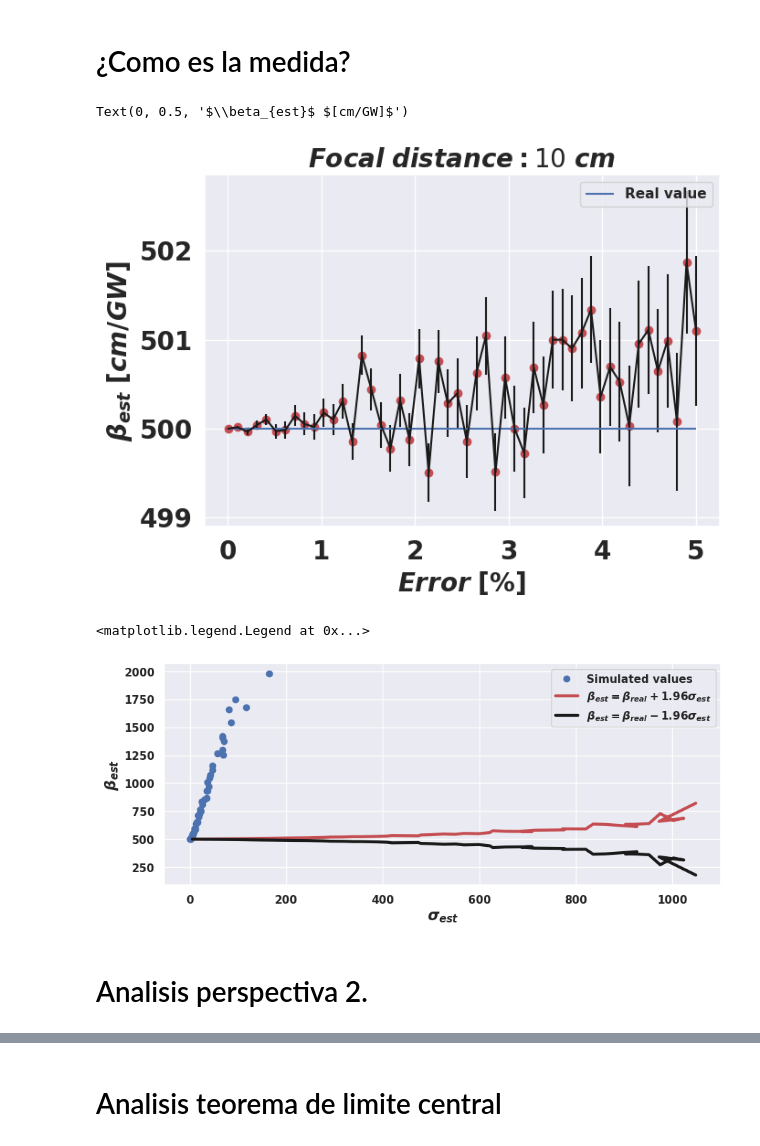
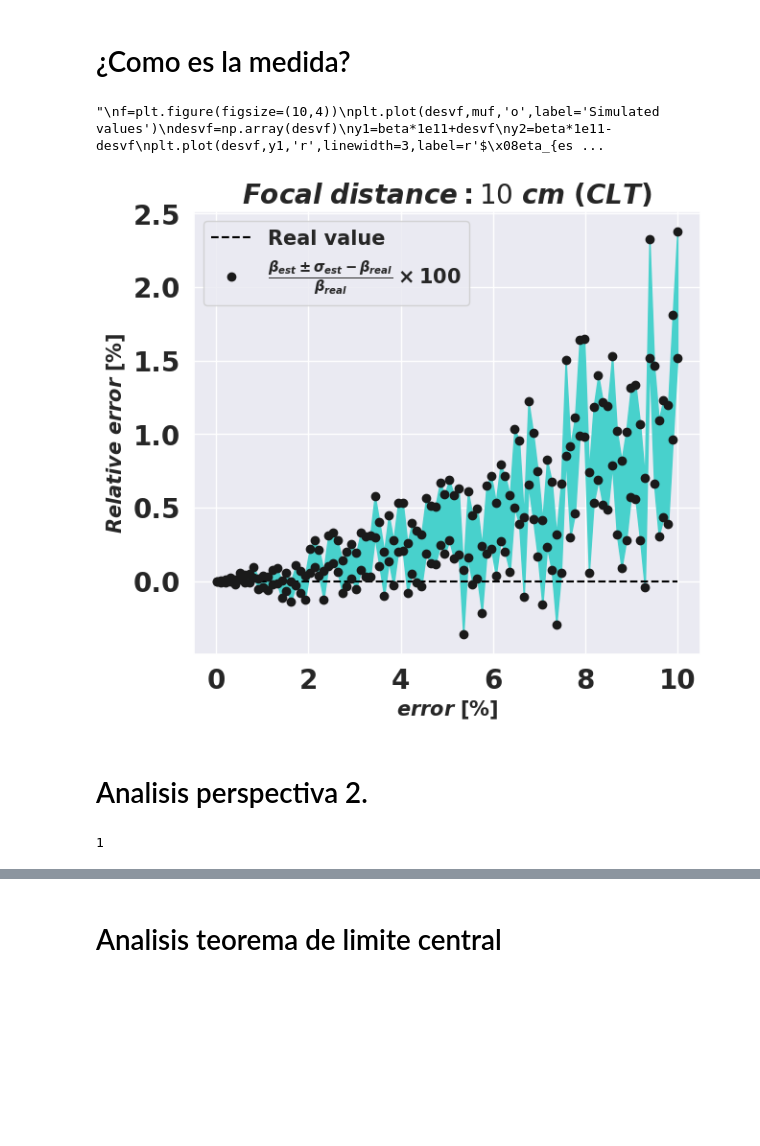
Before and after one commit to EstebanM-98/University_codes, a Jupyter notebook: TPA/TPA_accepzscan_P.ipynb, the cells around one changed output, grey strips where cells are left out. Cells and saved outputs as stored; diff of their text form; code cells hidden in the pictures; blank space fills up the shorter version.

```diff
--- a/TPA/TPA_accepzscan_P.ipynb
+++ b/TPA/TPA_accepzscan_P.ipynb
@@ -64,7 +64,7 @@ def ruido(señal,desv):
     desv: float
       Desviación estandar
     '''
-    señal_ruido=[ np.random.normal(señal[i], señal[i]*desv) for i in range(0,len(señal))]
+    señal_ruido=[np.mean(np.random.normal(señal[i], señal[i]*desv/1.96,10)) for i in range(0,len(señal))]
     return np.array(señal_ruido)
 
 def central(s,k):
@@ -210,7 +209,7 @@ plt.legend()
 # %%
 beta_med=[]
 beta_sig=[]
-er_r=np.linspace(0.005,5,50) #Porcentaje de error
+er_r=np.linspace(0.005,10,100) #Porcentaje de error
 N=1000
 final=np.zeros((len(er_r),len(focal)))
 mus=np.zeros((len(er_r),len(focal)))
@@ -236,7 +237,7 @@ for k in range(len(focal)):
 # %%
 fig = plt.figure(figsize=(30,10))
 
-er_r=np.linspace(0.005,5,50) #Porcentaje de error
+er_r=np.linspace(0.005,10,100) #Porcentaje de error
 matplotlib.rc('xtick', labelsize=20)
 matplotlib.rc('ytick', labelsize=20)
 plt.imshow(final, cmap='magma')
@@ -244,7 +245,7 @@ plt.plot([index,index],[len(er_r),0],'r',lw=3,label='Min value in transmitance')
 plt.ylabel('$Error$ $[\%]$',fontsize=20)
 plt.xlabel('$Focal$ $distance$ $[cm]$',fontsize=20)
 plt.title(r'Acceptability $\left | \beta_{est}-\beta_{real} \right |\leq 1.96 \sigma_{std}$',fontsize=20)
-plt.legend()
+plt.legend(fontsize=15)
 plt.colorbar()
 
 nx = focal.shape[0]
@@ -280,34 +281,42 @@ plt.yticks(y_positions, np.sort(y_labels),fontsize=20)
 # %% [markdown]
 # ¿Como es la medida?
-# %%
-n=index
-f=plt.figure(figsize=(16,5))
-plt.subplot(121)
-plt.plot(er_r,mus[:,n],'ro')
-plt.errorbar(er_r,mus[:,n],yerr=sigmas[:,n],color='k')
-plt.hlines(beta*1e11,xmin=min(er_r),xmax=max(er_r),label='Real value')
-plt.xlabel('$Error$ $[\%]$',fontsize=20)
-plt.title('$Focal$ $distance: $'+str(round(100*focal[n]))+' $cm$',fontsize=20)
-plt.legend()
-
-plt.ylabel(r'$\beta_{est}$ $[cm/GW]$',fontsize=20)
-# %% [output]
-Text(0, 0.5, '$\\beta_{est}$ $[cm/GW]$')
-[figure, removed]
+# %%
+n=index
+muf=mus[:,n]
+desvf=sigmas[:,n]
+err_max=(np.array(muf)+desvf-beta*1e11)/(beta*1e11)*100
+err_min=(np.array(muf)-desvf-beta*1e11)/(beta*1e11)*100
 # %%
+f=plt.figure(figsize=(15,6))
+
+plt.subplot(121)
+plt.ylabel(r'$Relative$ $error$ $[\%]$',fontsize=15)
+plt.xlabel(r'$error$ $[\%]$',fontsize=15)
+plt.hlines(0,xmin=min(er_r),xmax=max(er_r),label='Real value',color='black',linestyles='--')
+plt.plot(er_r,err_max,'ko',label=r'$\frac{ \beta_{est}\pm \sigma_{est}-\beta_{real}}{\beta_{real}} \times 100$')
+plt.plot(er_r,err_min,'ko')
+#plt.plot(er_r,err_min,'bo',label=r'$\frac{\left | \beta_{est}-\sigma_{est}-\beta_{real} \right |}{\beta_{real}}$')
+plt.title('$Focal$ $distance: $'+str(round(100*focal[n]))+' $cm$ $(CLT)$',fontsize=20)
+plt.legend(fontsize=15)
+plt.fill_between(er_r,err_max,err_min,color='mediumturquoise')
+
+
+
+'''
 f=plt.figure(figsize=(10,4))
-er_r=np.linspace(0.005,5,50) #Porcentaje de error
-plt.plot(sigmas[:,-n],mus[:,-n],'o',label='Simulated values')
-y1=beta*1e11+1.96*sigmas[:,-n]
-y2=beta*1e11-1.96*sigmas[:,-n]
+plt.plot(desvf,muf,'o',label='Simulated values')
+desvf=np.array(desvf)
+y1=beta*1e11+desvf
+y2=beta*1e11-desvf
 plt.plot(desvf,y1,'r',linewidth=3,label=r'$\beta_{est}=\beta_{real}+1.96\sigma_{est}$')
 plt.plot(desvf,y2,'k',linewidth=3,label=r'$\beta_{est}=\beta_{real}-1.96\sigma_{est}$')
 plt.ylabel(r'$\beta_{est}$',fontsize=15)
 plt.xlabel(r'$\sigma_{est}$',fontsize=15)
 plt.legend()
+'''
 # %% [output]
-<matplotlib.legend.Legend at 0x...>
+"\nf=plt.figure(figsize=(10,4))\nplt.plot(desvf,muf,'o',label='Simulated values')\ndesvf=np.array(desvf)\ny1=beta*1e11+desvf\ny2=beta*1e11-desvf\nplt.plot(desvf,y1,'r',linewidth=3,label=r'$\x08eta_{es ...
-[figure, old version]
+[figure, new version]
 # %% [markdown]
 # Analisis perspectiva 2.
 # %%
@@ -378 +390,14 @@ for j in er_r:
+# %%
+for i in range(len(decis)):
+    if (decis[i]==0) and (decis[i+1]==0) and (decis[i]==0):
+        print(i)
+        lim=i
+        break
+
+muf=np.array(muf)
+desvf=np.array(desvf)
+err_max=(np.array(muf)+desvf-beta*1e11)/(beta*1e11)*100
+err_min=(np.array(muf)-desvf-beta*1e11)/(beta*1e11)*100
+# %% [output]
+1
 # %%
```
Also changed, not shown: parts of 14 cells of this notebook, 2 other files.
